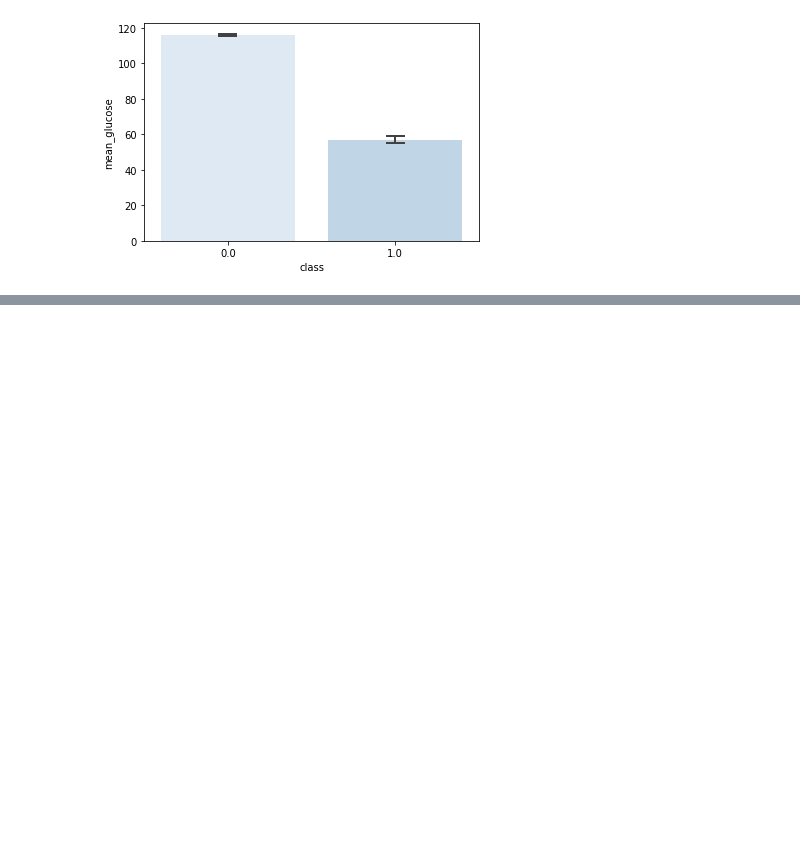
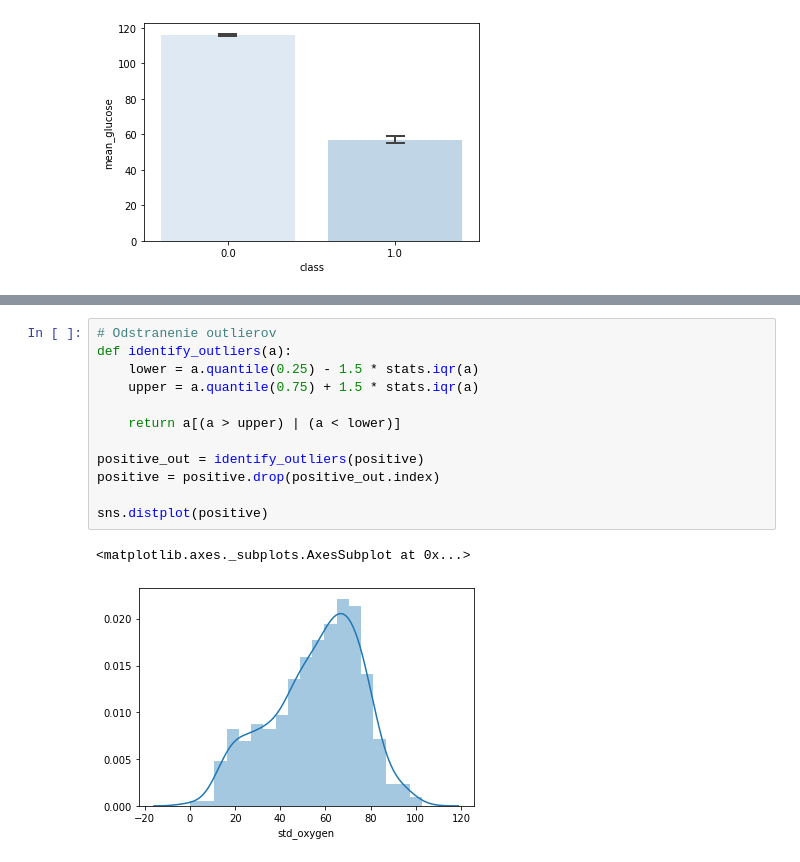
Before and after one commit to MatejHor/IAU_project, a Jupyter notebook: FormulaciaStatistikaHypotez.ipynb, the cells around one changed output, grey strips where cells are left out. Saved outputs shown, nothing was run; the diff lists cells and outputs as text; blank space fills up the shorter version.

```diff
--- a/FormulaciaStatistikaHypotez.ipynb
+++ b/FormulaciaStatistikaHypotez.ipynb
@@ -135,0 +159,15 @@ sns.barplot(x='class',y='mean_glucose',data=data,capsize=0.1,errwidth=2,palette=
+# %%
+# Odstranenie outlierov
+def identify_outliers(a):
+    lower = a.quantile(0.25) - 1.5 * stats.iqr(a)
+    upper = a.quantile(0.75) + 1.5 * stats.iqr(a)
+
+    return a[(a > upper) | (a < lower)]
+
+positive_out = identify_outliers(positive)
+positive = positive.drop(positive_out.index)
+
+sns.distplot(positive)
+# %% [output]
+<matplotlib.axes._subplots.AxesSubplot at 0x...>
+[figure, added]
```
Also changed, not shown: parts of 19 cells of this notebook, 4 other files.
